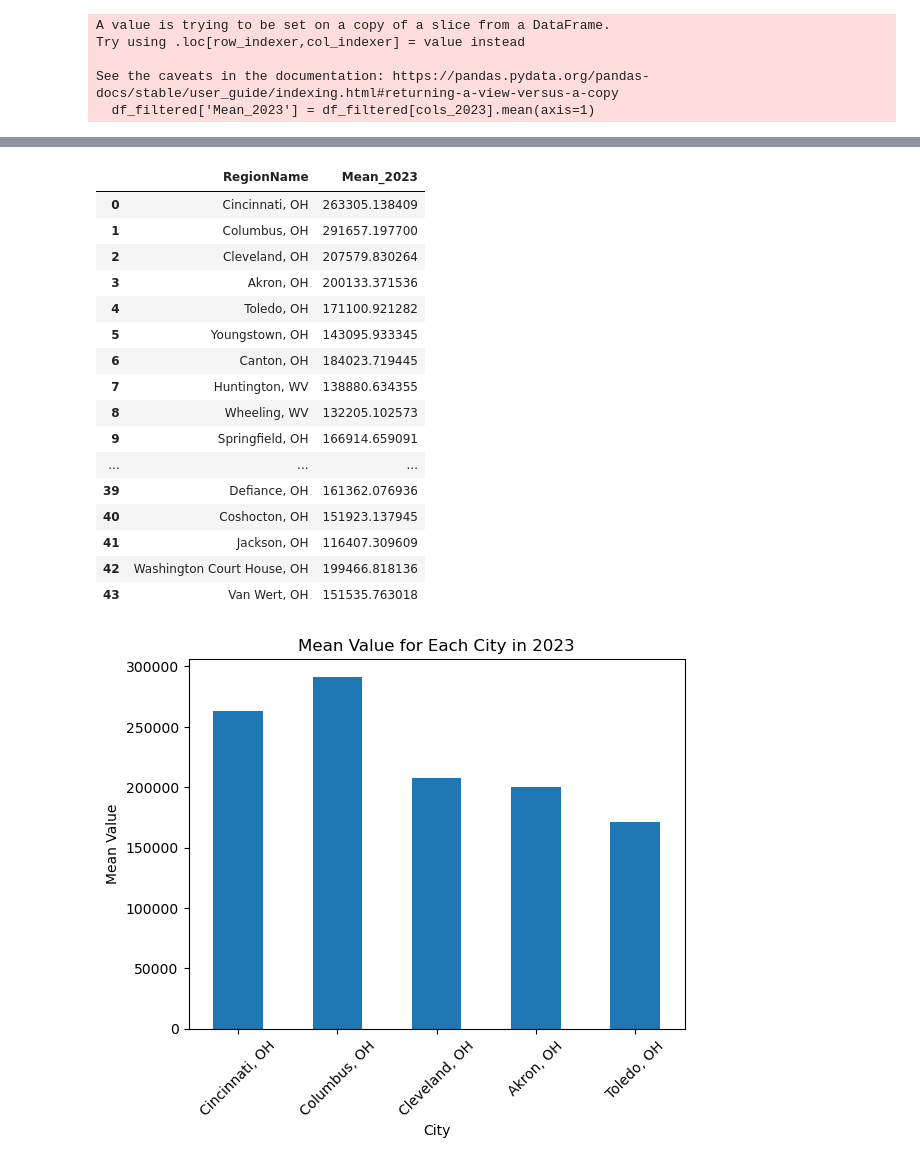
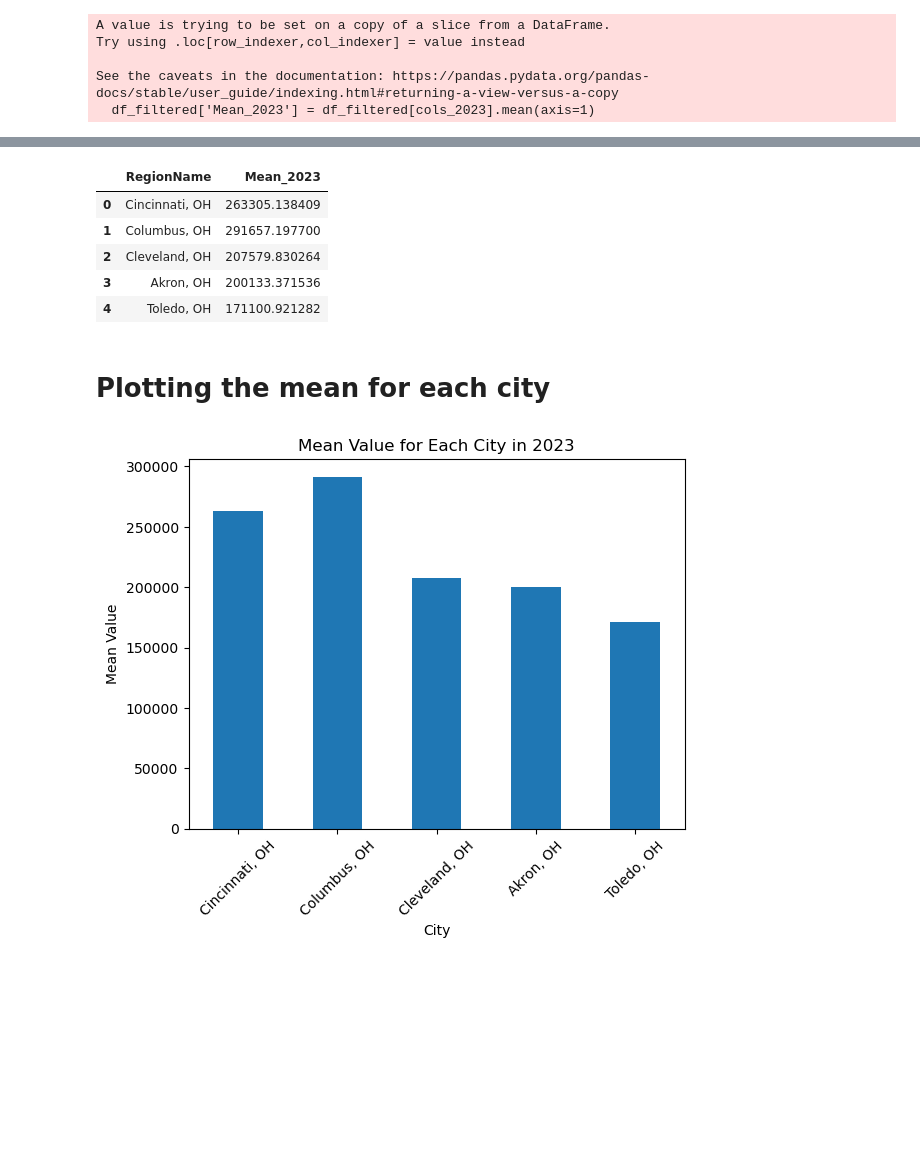
Before and after one commit to McKala1/Project-1, a Jupyter notebook: OSU_AI_Project_1.ipynb, the cells around one changed output, grey strips where cells are left out. Drawn from its saved outputs; the diff is of its cells as text; code cells hidden in the pictures; blank space fills up the shorter version.

```diff
--- a/OSU_AI_Project_1.ipynb
+++ b/OSU_AI_Project_1.ipynb
@@ -757,28 +823,0 @@ See the caveats in the documentation: https://pandas.pydata.org/pandas-docs/stab
-# %%
-# Replace 'zestimate' with your actual DataFrame
-zestimate = pd.read_csv('./Zillow Housing Estimate Index - Sheet1.csv')  # replace 'your_file.csv' with your actual file
-
-# Filter columns from 2000 and 2023
-cols_2000 = [col for col in zestimate.columns if '2000' in col]
-cols_2023 = [col for col in zestimate.columns if '2023' in col]
-cols = ['RegionName'] + cols_2000 + cols_2023
-
-# Create a new DataFrame with only the filtered columns
-df_filtered = zestimate[cols]
-
-# Melt the DataFrame to make it suitable for plotting
-df_melted = df_filtered.melt(id_vars='RegionName', var_name='Date', value_name='Value')
-
-# Convert the 'Date' column to datetime format
-df_melted['Date'] = pd.to_datetime(df_melted['Date'])
-
-# Plot the data
-plt.figure(figsize=(10, 6))
-for region in df_melted['RegionName'].unique():
-    data = df_melted[df_melted['RegionName'] == region]
-    plt.plot(data['Date'], data['Value'], label=region)
-
-plt.xlabel('Date')
-plt.ylabel('Value')
-plt.legend()
-plt.show()
@@ -853,21 +867,12 @@ mean_df
 # %%
-mean_df
+mean_df.head()
 # %% [output]
 |  | RegionName | Mean_2023 |
 | 0 | Cincinnati, OH | 263305.138409 |
 | 1 | Columbus, OH | 291657.197700 |
 | 2 | Cleveland, OH | 207579.830264 |
 | 3 | Akron, OH | 200133.371536 |
 | 4 | Toledo, OH | 171100.921282 |
-| 5 | Youngstown, OH | 143095.933345 |
-| 6 | Canton, OH | 184023.719445 |
-| 7 | Huntington, WV | 138880.634355 |
-| 8 | Wheeling, WV | 132205.102573 |
-| 9 | Springfield, OH | 166914.659091 |
-| ... | ... | ... |
-| 39 | Defiance, OH | 161362.076936 |
-| 40 | Coshocton, OH | 151923.137945 |
-| 41 | Jackson, OH | 116407.309609 |
-| 42 | Washington Court House, OH | 199466.818136 |
-| 43 | Van Wert, OH | 151535.763018 |
+# %% [markdown]
+# Plotting the mean for each city
 # %%
```
Also changed, not shown: parts of 111 cells of this notebook.
